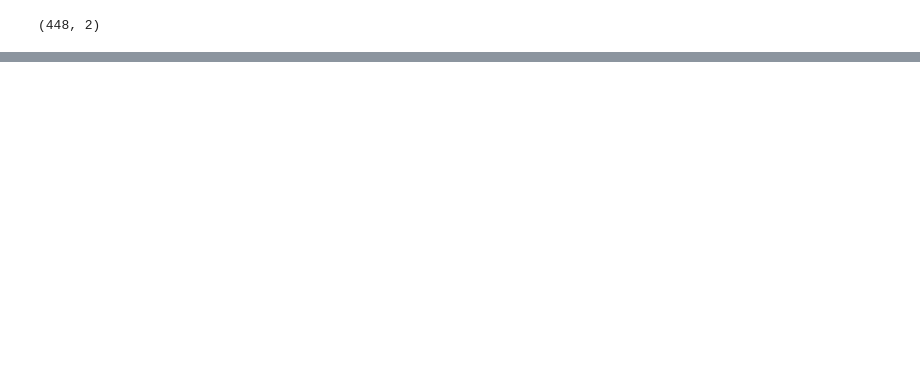
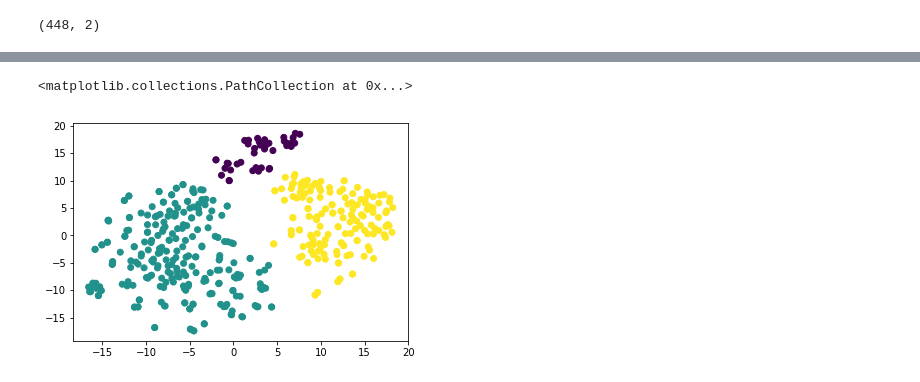
Before and after one commit to Wangzzzzzzzz/DataFest-2019, a Jupyter notebook: datafest_2019.ipynb, the cells around one changed output, grey strips where cells are left out. Drawn from its saved outputs; the diff is of its cells as text; code cells hidden in the pictures; blank space fills up the shorter version.

```diff
--- a/datafest_2019.ipynb
+++ b/datafest_2019.ipynb
@@ -94,0 +139,7 @@ plt.scatter(embedding[:,0],embedding[:,1])
+# %%
+model = SpectralClustering(n_clusters=3,affinity = 'nearest_neighbors')
+clu_emb = model.fit_predict(embedding)
+plt.scatter(embedding[:,0],embedding[:,1],c=clu_emb)
+# %% [output]
+<matplotlib.collections.PathCollection at 0x...>
+[figure, added]
```
Also changed, not shown: parts of 12 cells of this notebook.
